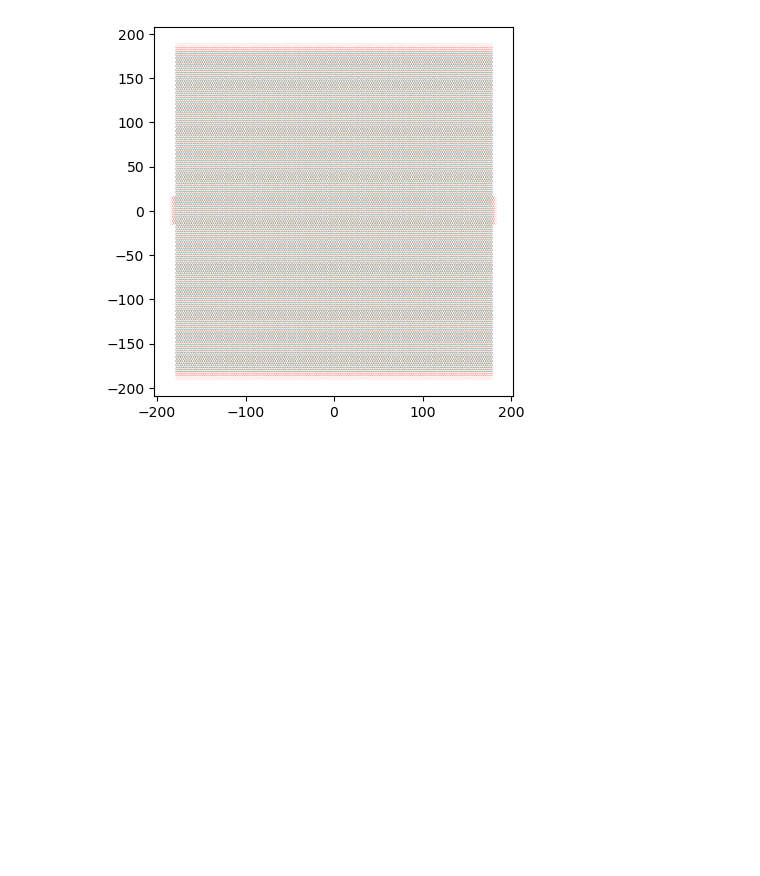
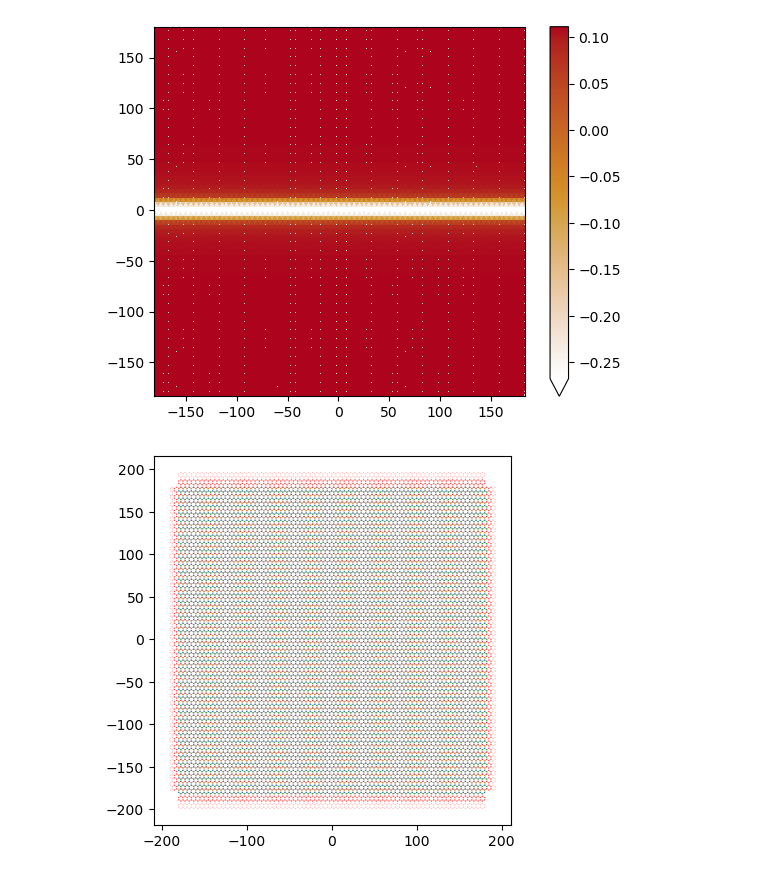
Before and after one commit to colinrenard/LELEC2710, a Jupyter notebook: tests.ipynb, the cells around one changed output. Cells and saved outputs as stored; diff of their text form; code cells hidden in the pictures; blank space fills up the shorter version.

```diff
--- a/tests.ipynb
+++ b/tests.ipynb
@@ -48,23 +52,13 @@ def computeCcnt(y, epsilon_r=2.5):
 # %%
 # System maker
 s = 20
-a = 1/(4*np.sqrt(3)) * s
-t = 3 / s
+a = 1/(np.sqrt(3)*4) * s
+t = -3 / s
 
-W = 360
-L = 360
-W_lead = 34
+W = 361
+L = 361
+W_lead = 361
 L_lead = L
-
-W_well = 10
-pot = 5
-
-def potential(site, pot):
-    (x, y) = site.pos
-    if -W_well / 2 < y < W_well / 2:
-        return pot
-    else:
-        return -pot
 
 def rect(pos):
     x, y = pos
@@ -94,28 +88,28 @@ def system_maker():
     # Create leads
     sym0 = kwant.TranslationalSymmetry(lattice.vec((-1, 0)))
     lead0 = kwant.Builder(sym0)
-    lead0[lattice.shape(lead_vertical, (0, 0))] = 0
+    lead0[lattice.shape(lead_vertical, (0, 0))] = potential
     lead0[lattice.neighbors()]= -t
     lead0.eradicate_dangling()
     sys.attach_lead(lead0)
 
     sym1 = kwant.TranslationalSymmetry(lattice.vec((1, 0)))
     lead1 = kwant.Builder(sym1)
-    lead1[lattice.shape(lead_vertical, (0, 0))] = 0
+    lead1[lattice.shape(lead_vertical, (0, 0))] = potential
     lead1[lattice.neighbors()] = -t
     lead1.eradicate_dangling()
     sys.attach_lead(lead1)
 
     sym2 = kwant.TranslationalSymmetry(lattice.vec((0, 1)))
     lead2 = kwant.Builder(sym2)
-    lead2[lattice.shape(lead_horizontal, (0, 0))] = 0
+    lead2[lattice.shape(lead_horizontal, (0, 0))] = potential
     lead2[lattice.neighbors()] = -t
     lead2.eradicate_dangling()
     sys.attach_lead(lead2)
 
     sym3 = kwant.TranslationalSymmetry(lattice.vec((0, -1)))
     lead3 = kwant.Builder(sym3)
-    lead3[lattice.shape(lead_horizontal, (0, 0))] = 0
+    lead3[lattice.shape(lead_horizontal, (0, 0))] = potential
     lead3[lattice.neighbors()] = -t
     lead3.eradicate_dangling()
     sys.attach_lead(lead3)
@@ -123,8 +117,10 @@ def system_maker():
     return sys
 # %%
 syst = system_maker()
+kwant.plotter.map(syst, lambda ss: potential(ss, 15, -13.5))
 kwant.plot(syst)
 fsyst = syst.finalized()
 # %% [output]
-[figure, old version]
+[figure, new version]
+[figure, added]
 # %%
```
Also changed, not shown: parts of 5 cells of this notebook.
